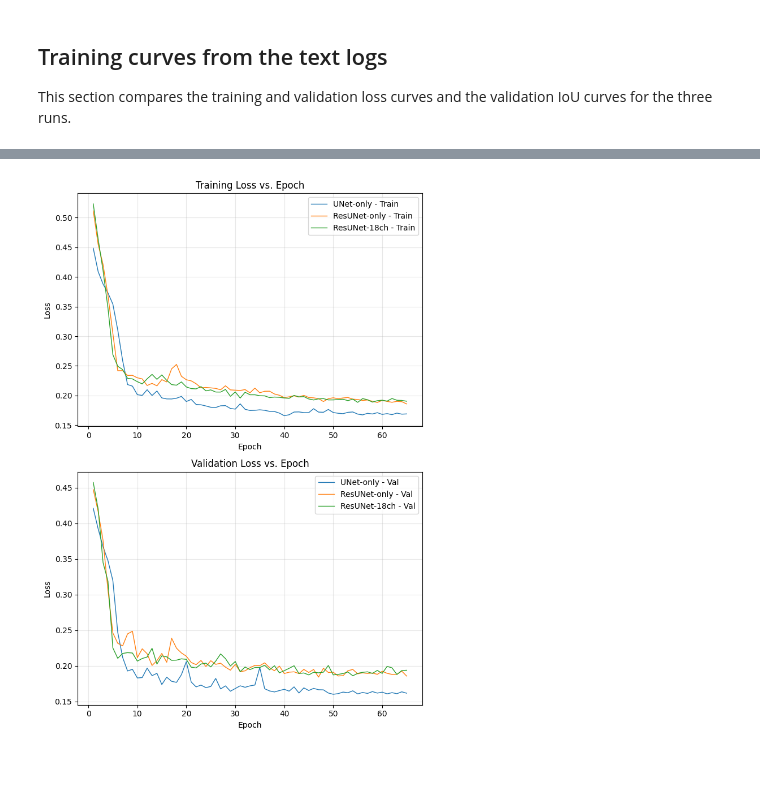
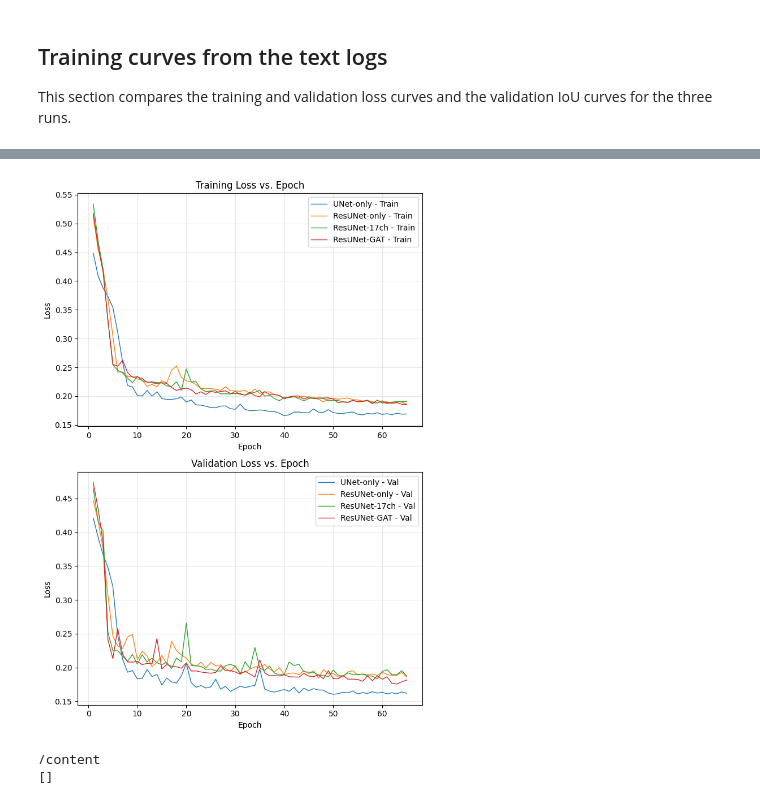
Before and after one commit to amankhanal1960/CNN-GNN-landslide-detection, a Jupyter notebook: notebooks/test.ipynb, the cells around one changed output, grey strips where cells are left out. Saved outputs shown, nothing was run; the diff lists cells and outputs as text; code cells hidden in the pictures; blank space fills up the shorter version.

```diff
--- a/notebooks/test.ipynb
+++ b/notebooks/test.ipynb
@@ -1046,13 +1420,15 @@ base_candidates = [Path.cwd(), Path.cwd().parent, Path.cwd().parent.parent]
 log_files = {
     "UNet-only": "Unetonly.txt",
     "ResUNet-only": "resunetonly.txt",
-    "ResUNet-18ch": "resunet_18ch.txt",
+    "ResUNet-17ch": "resunet_17ch.txt",
+    "ResUNet-GAT": "resunet_gat.txt",
+
 }
 
 parsed_logs = {}
 for label, filename in log_files.items():
     for base in base_candidates:
-        path = base / filename
+        path = base /"assects" / filename
         if path.exists():
             parsed_logs[label] = parse_training_log(path)
             break
@@ -1117,41 +1493,49 @@ base_candidates = [Path.cwd(), Path.cwd().parent, Path.cwd().parent.parent]
 log_files = {
     "UNet-only": "Unetonly.txt",
     "ResUNet-only": "resunetonly.txt",
-    "ResUNet-18ch": "resunet_18ch.txt",
+    "ResUNet-17ch": "resunet_17ch.txt",
+    "ResUNet-GAT": "resunet_gat.txt",
 }
 
 parsed_logs = {}
 for label, filename in log_files.items():
     for base in base_candidates:
-        path = base / filename
+        path = base / "assects" / filename
         if path.exists():
             parsed_logs[label] = parse_training_log(path)
             break
 
 if not parsed_logs:
     raise FileNotFoundError("Could not find any of the training log files in the current workspace.")
 
 fig, axes = plt.subplots(2, 1, figsize=(7, 10), constrained_layout=True)
 
 for label, data in parsed_logs.items():
     axes[0].plot(data["epochs"], data["train_loss"], label=f"{label} - Train", linewidth=1)
     axes[1].plot(data["epochs"], data["val_loss"], label=f"{label} - Val", linewidth=1)
 
 axes[0].set_title("Training Loss vs. Epoch")
 axes[0].set_xlabel("Epoch")
 axes[0].set_ylabel("Loss")
 axes[0].grid(True, alpha=0.3)
 axes[0].legend()
 
 axes[1].set_title("Validation Loss vs. Epoch")
 axes[1].set_xlabel("Epoch")
 axes[1].set_ylabel("Loss")
 axes[1].grid(True, alpha=0.3)
 axes[1].legend()
 
 plt.tight_layout()
 plt.savefig("training_and_validation_loss.pdf", format="pdf", dpi=300, bbox_inches="tight", pad_inches=0.02)
 plt.savefig("training_and_validation_loss.png", dpi=300, bbox_inches="tight", pad_inches=0.02)
 plt.show()
 # %% [output]
-[figure, old version]
+[figure, new version]
+# %%
+from pathlib import Path
+print(Path.cwd())
+print(list(Path.cwd().glob("**/*.txt")))
+# %% [output]
+/content
+[]
```
Also changed, not shown: parts of 7 cells of this notebook, 5 other files.
